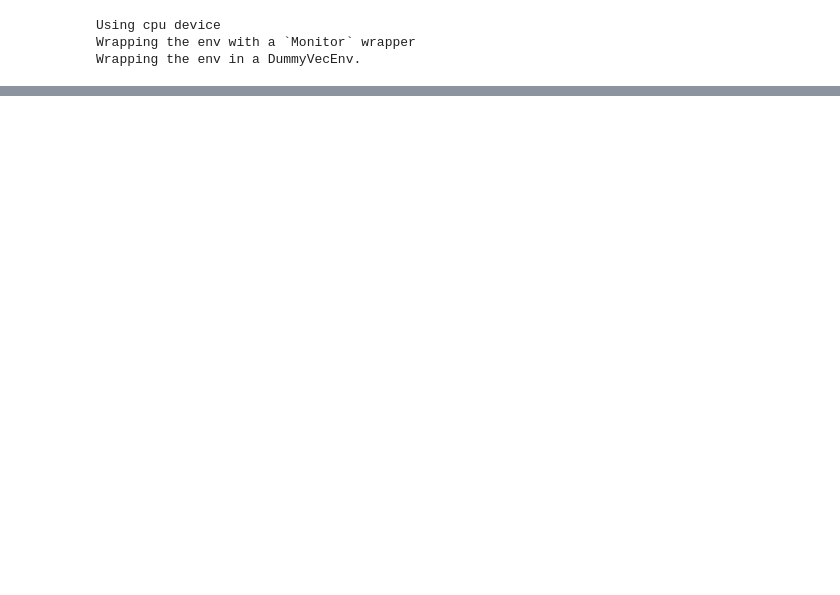
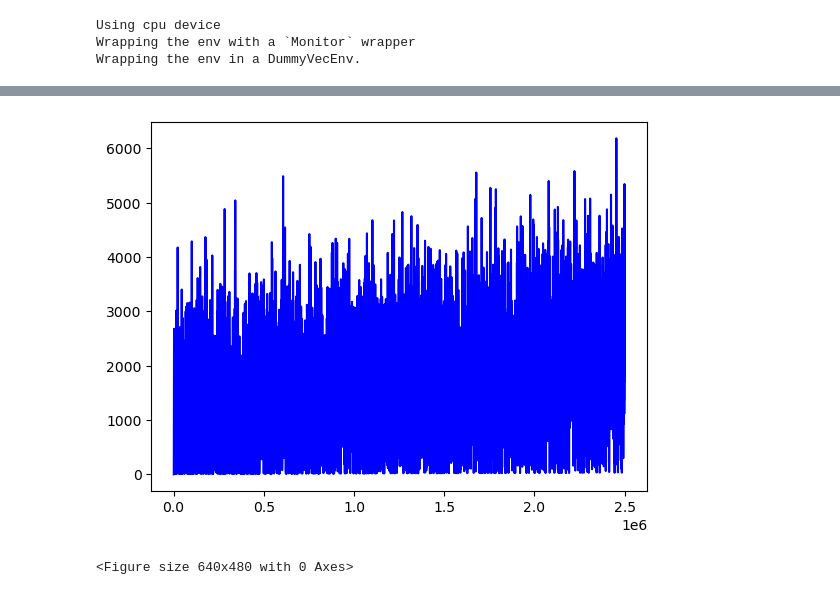
Before and after one commit to Laura-Rodrigues/AP, a Jupyter notebook: DQN_custom_network.ipynb, the cells around one changed output, grey strips where cells are left out. Saved outputs shown, nothing was run; the diff lists cells and outputs as text; code cells hidden in the pictures; blank space fills up the shorter version.

```diff
--- a/DQN_custom_network.ipynb
+++ b/DQN_custom_network.ipynb
@@ -197,0 +214,10 @@ plt.savefig('dqn/dqn.png')
+# %%
+xpoints = np.array(df['time/total_timesteps'].to_numpy())
+ypoints = np.array(df['train/loss'].to_numpy())
+plt.plot(xpoints, ypoints, color = 'b')
+plt.show()
+plt.savefig('dqn/plots/loss.png')
+plt.clf()
+# %% [output]
+[figure, added]
+<Figure size 640x480 with 0 Axes>
```
Also changed, not shown: parts of 10 cells of this notebook, 17 other files.
